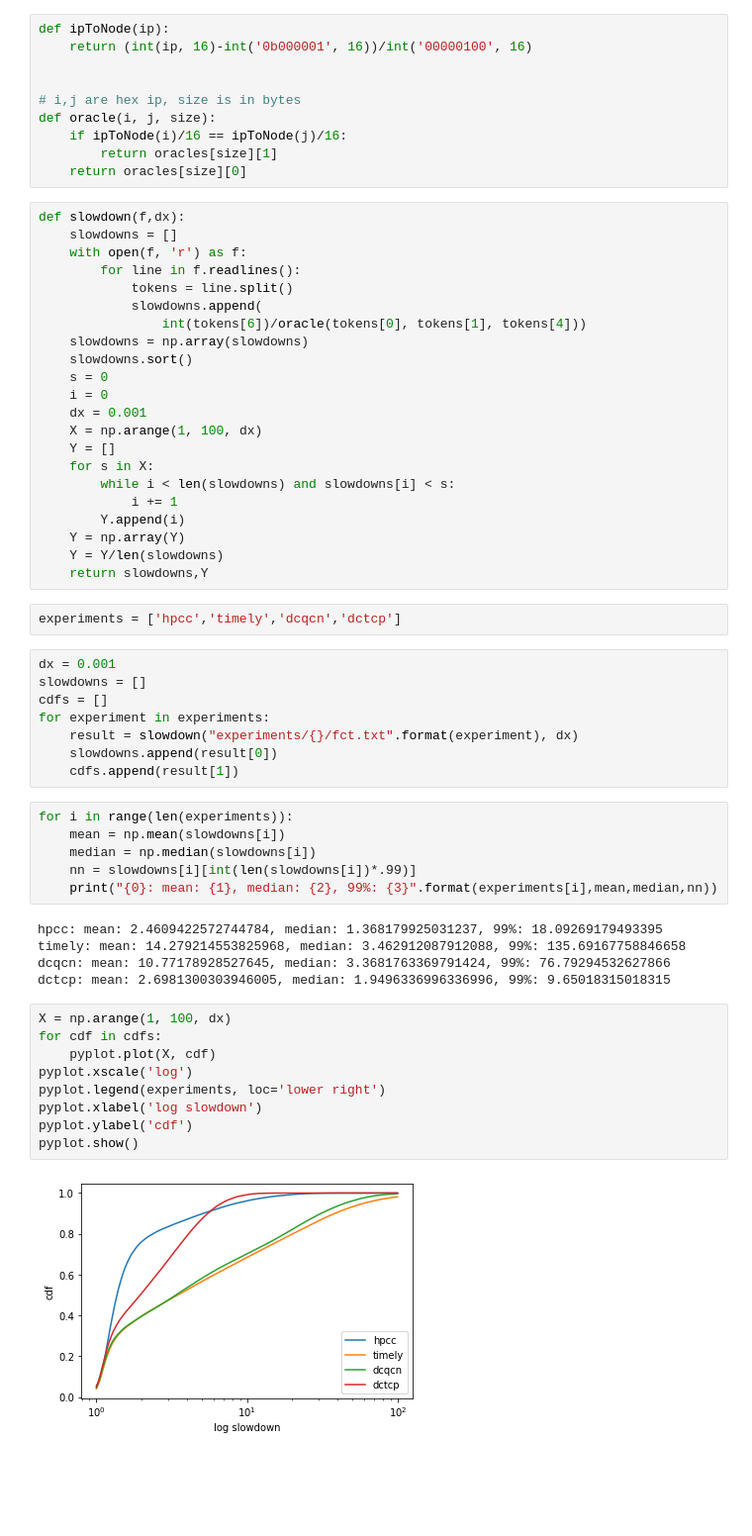
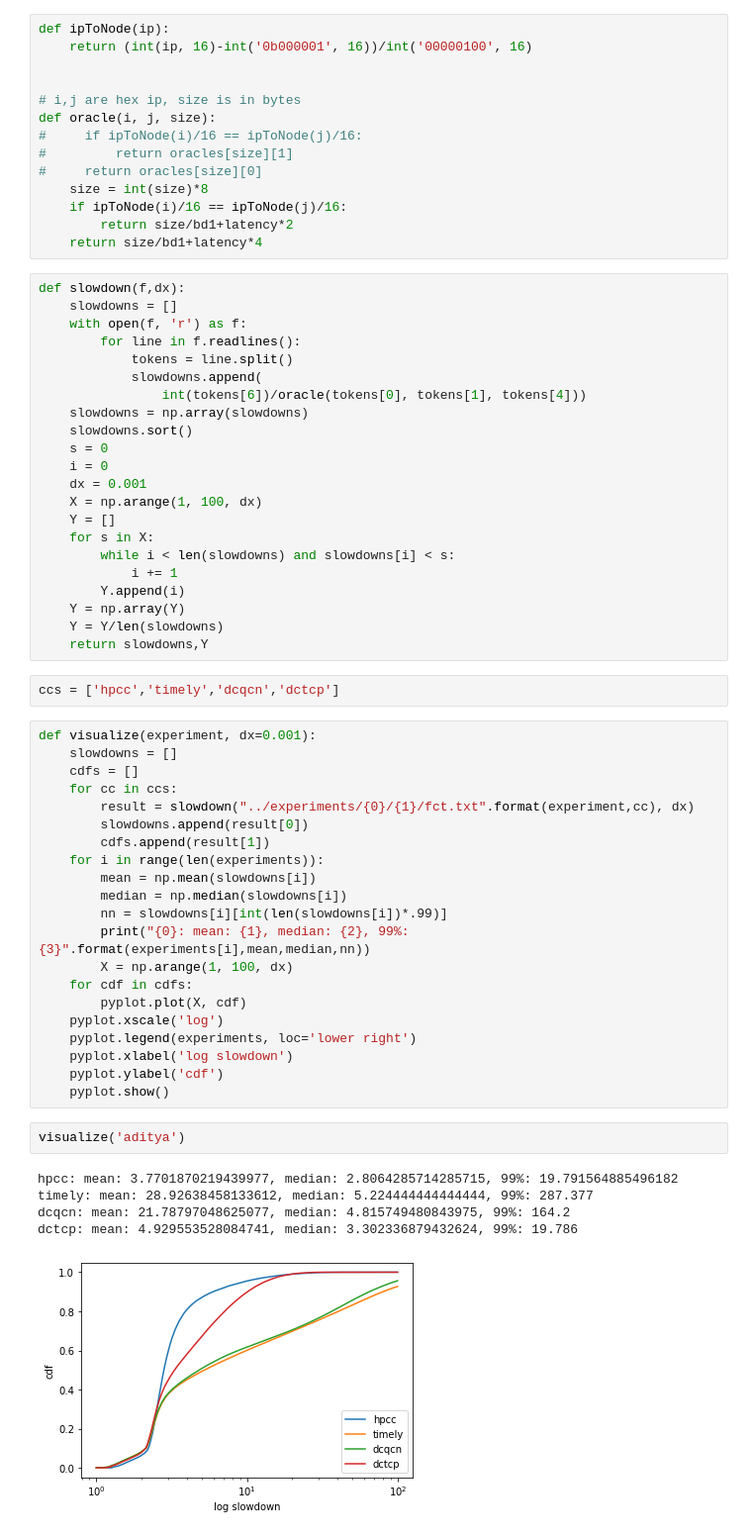
Before and after one commit to sakshamagarwals/High-Precision-Congestion-Control, a Jupyter notebook: visualizations/slowdown.ipynb, the cells around one changed output. Shown at 99% size. Cells and saved outputs as stored; diff of their text form; blank space fills up the shorter version.

```diff
--- a/visualizations/slowdown.ipynb
+++ b/visualizations/slowdown.ipynb
@@ -20,9 +23,13 @@ def ipToNode(ip):
 
 # i,j are hex ip, size is in bytes
 def oracle(i, j, size):
+#     if ipToNode(i)/16 == ipToNode(j)/16:
+#         return oracles[size][1]
+#     return oracles[size][0]
+    size = int(size)*8
     if ipToNode(i)/16 == ipToNode(j)/16:
-        return oracles[size][1]
-    return oracles[size][0]
+        return size/bd1+latency*2
+    return size/bd1+latency*4
 # %%
 def slowdown(f,dx):
     slowdowns = []
@@ -46,34 +53,33 @@ def slowdown(f,dx):
     Y = Y/len(slowdowns)
     return slowdowns,Y
 # %%
-experiments = ['hpcc','timely','dcqcn','dctcp']
+ccs = ['hpcc','timely','dcqcn','dctcp']
-# %%
-dx = 0.001
-slowdowns = []
-cdfs = []
-for experiment in experiments:
-    result = slowdown("experiments/{}/fct.txt".format(experiment), dx)
-    slowdowns.append(result[0])
-    cdfs.append(result[1])
 # %%
-for i in range(len(experiments)):
-    mean = np.mean(slowdowns[i])
-    median = np.median(slowdowns[i])
-    nn = slowdowns[i][int(len(slowdowns[i])*.99)]
-    print("{0}: mean: {1}, median: {2}, 99%: {3}".format(experiments[i],mean,median,nn))
+def visualize(experiment, dx=0.001):
+    slowdowns = []
+    cdfs = []
+    for cc in ccs:
+        result = slowdown("../experiments/{0}/{1}/fct.txt".format(experiment,cc), dx)
+        slowdowns.append(result[0])
+        cdfs.append(result[1])
+    for i in range(len(experiments)):
+        mean = np.mean(slowdowns[i])
+        median = np.median(slowdowns[i])
+        nn = slowdowns[i][int(len(slowdowns[i])*.99)]
+        print("{0}: mean: {1}, median: {2}, 99%: {3}".format(experiments[i],mean,median,nn))
+        X = np.arange(1, 100, dx)
+    for cdf in cdfs:
+        pyplot.plot(X, cdf)
+    pyplot.xscale('log')
+    pyplot.legend(experiments, loc='lower right')
+    pyplot.xlabel('log slowdown')
+    pyplot.ylabel('cdf')
+    pyplot.show()
-# %% [output]
-hpcc: mean: 2.4609422572744784, median: 1.368179925031237, 99%: 18.09269179493395
-timely: mean: 14.279214553825968, median: 3.462912087912088, 99%: 135.69167758846658
-dcqcn: mean: 10.77178928527645, median: 3.3681763369791424, 99%: 76.79294532627866
-dctcp: mean: 2.6981300303946005, median: 1.9496336996336996, 99%: 9.65018315018315
-# %%
-X = np.arange(1, 100, dx)
-for cdf in cdfs:
-    pyplot.plot(X, cdf)
-pyplot.xscale('log')
-pyplot.legend(experiments, loc='lower right')
-pyplot.xlabel('log slowdown')
-pyplot.ylabel('cdf')
-pyplot.show()
-# %% [output]
-[figure, removed]
+# %%
+visualize('aditya')
+# %% [output]
+hpcc: mean: 3.7701870219439977, median: 2.8064285714285715, 99%: 19.791564885496182
+timely: mean: 28.92638458133612, median: 5.224444444444444, 99%: 287.377
+dcqcn: mean: 21.78797048625077, median: 4.815749480843975, 99%: 164.2
+dctcp: mean: 4.929553528084741, median: 3.302336879432624, 99%: 19.786
+[figure, added]
```
Also changed, not shown: parts of 6 cells of this notebook, 4 other files.
